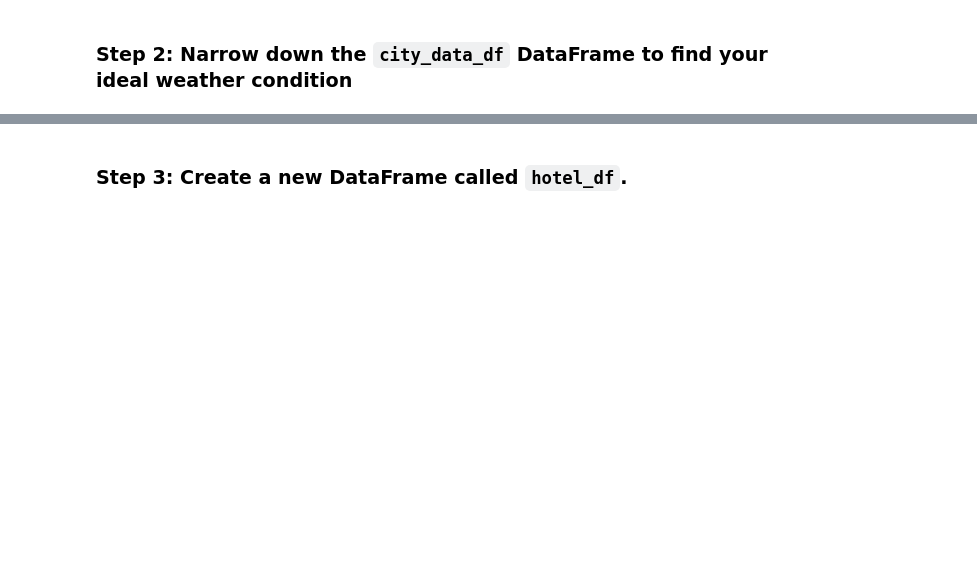
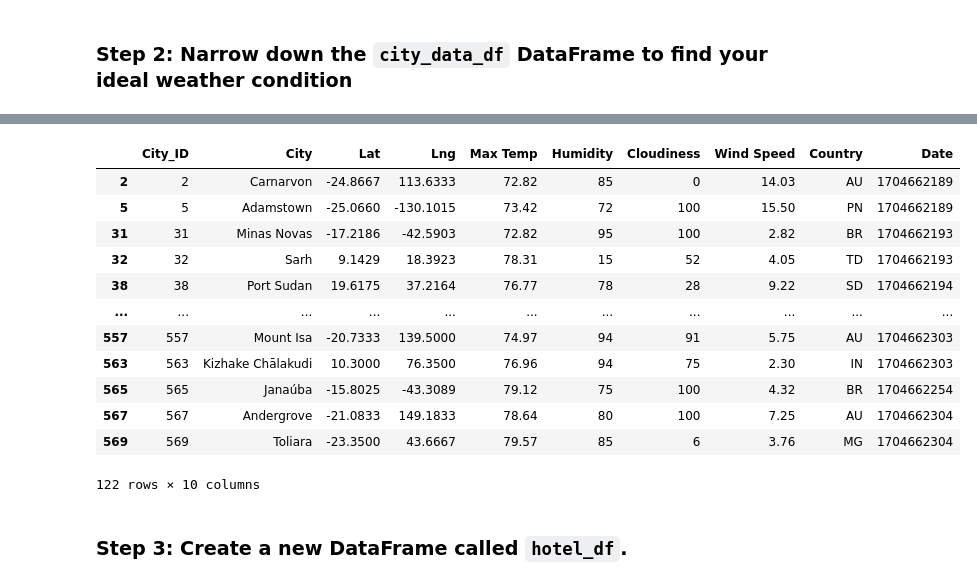
Before and after one commit to Carmenwiggins/-python-api-challenge, a Jupyter notebook: VacationPy.ipynb, the cells around one changed output, grey strips where cells are left out. Drawn from its saved outputs; the diff is of its cells as text; code cells hidden in the pictures; blank space fills up the shorter version.

```diff
--- a/VacationPy.ipynb
+++ b/VacationPy.ipynb
@@ -71,3 +76,23 @@ city_data_df.head()
+# %%
+
+# Drop any rows with null values
+Temp_city_df= Temp_city_df.dropna()
+
+Temp_city_df
+# %% [output]
+|  | City_ID | City | Lat | Lng | Max Temp | Humidity | Cloudiness | Wind Speed | Country | Date |
+| 2 | 2 | Carnarvon | -24.8667 | 113.6333 | 72.82 | 85 | 0 | 14.03 | AU | 1704662189 |
+| 5 | 5 | Adamstown | -25.0660 | -130.1015 | 73.42 | 72 | 100 | 15.50 | PN | 1704662189 |
+| 31 | 31 | Minas Novas | -17.2186 | -42.5903 | 72.82 | 95 | 100 | 2.82 | BR | 1704662193 |
+| 32 | 32 | Sarh | 9.1429 | 18.3923 | 78.31 | 15 | 52 | 4.05 | TD | 1704662193 |
+| 38 | 38 | Port Sudan | 19.6175 | 37.2164 | 76.77 | 78 | 28 | 9.22 | SD | 1704662194 |
+| ... | ... | ... | ... | ... | ... | ... | ... | ... | ... | ... |
+| 557 | 557 | Mount Isa | -20.7333 | 139.5000 | 74.97 | 94 | 91 | 5.75 | AU | 1704662303 |
+| 563 | 563 | Kizhake Chālakudi | 10.3000 | 76.3500 | 76.96 | 94 | 75 | 2.30 | IN | 1704662303 |
+| 565 | 565 | Janaúba | -15.8025 | -43.3089 | 79.12 | 75 | 100 | 4.32 | BR | 1704662254 |
+| 567 | 567 | Andergrove | -21.0833 | 149.1833 | 78.64 | 80 | 100 | 7.25 | AU | 1704662304 |
+| 569 | 569 | Toliara | -23.3500 | 43.6667 | 79.57 | 85 | 6 | 3.76 | MG | 1704662304 |
+122 rows × 10 columns
 # %% [markdown]
 ### Step 3: Create a new DataFrame called `hotel_df`.
 # %%
```
Also changed, not shown: parts of 11 cells of this notebook.
